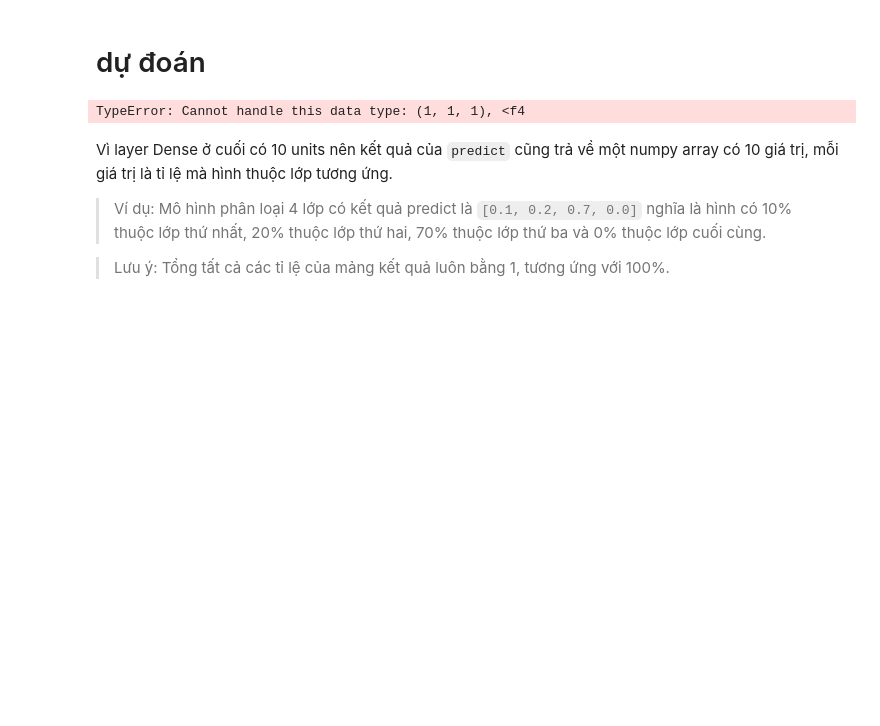
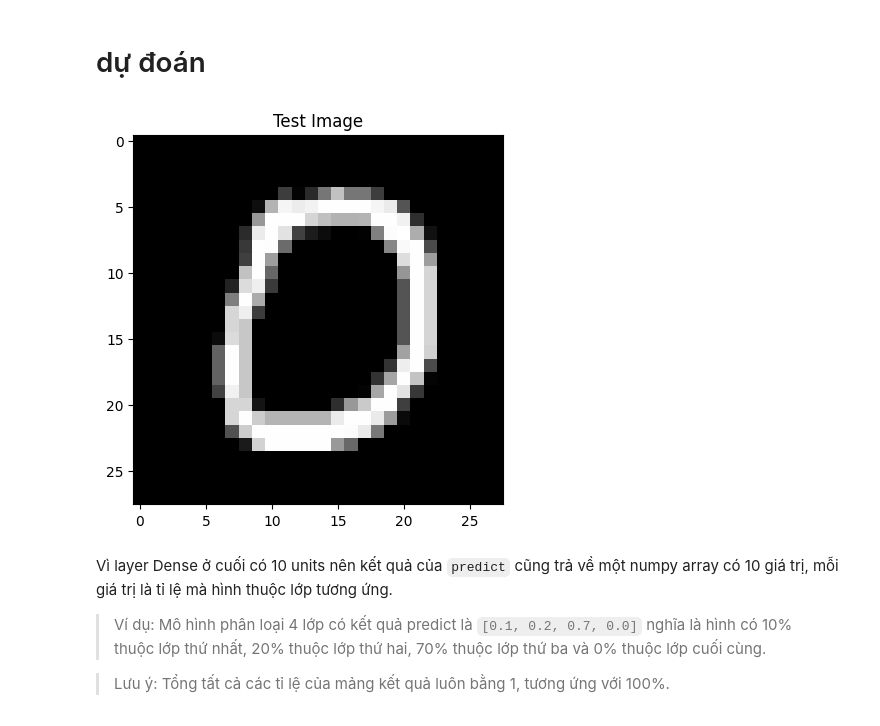
Before and after one commit to ThanhTuyen0302/CSI14, a Jupyter notebook: B2/mnisti.ipynb, the cells around one changed output. Cells and saved outputs as stored; diff of their text form; code cells hidden in the pictures; blank space fills up the shorter version.

```diff
--- a/B2/mnisti.ipynb
+++ b/B2/mnisti.ipynb
@@ -127,13 +127,14 @@ Test accuracy: 0.9837999939918518
 # %% [markdown]
 # dự đoán
 # %%
-test_img = X_test[0]
-img = Image.fromarray(test_img)
+test_img = X_test[10]
+# VE HINH ANH TEST
+img = Image.fromarray(test_img.squeeze() * 255)
 plt.imshow(img, cmap='gray')
-plt.title(f"True Class: {y_test[0]}")
+plt.title("Test Image")
 plt.show()
 # %% [output]
-TypeError: Cannot handle this data type: (1, 1, 1), <f4
+[figure, added]
 # %% [markdown]
 Vì layer Dense ở cuối có 10 units nên kết quả của `predict` cũng trả về một numpy array có 10 giá trị, mỗi giá trị là tỉ lệ mà hình thuộc lớp tương ứng.
 > Ví dụ: Mô hình phân loại 4 lớp có kết quả predict là `[0.1, 0.2, 0.7, 0.0]` nghĩa là hình có 10% thuộc lớp thứ nhất, 20% thuộc lớp thứ hai, 70% thuộc lớp thứ ba và 0% thuộc lớp cuối cùng.
```
Also changed, not shown: parts of 4 cells of this notebook, 1 other file.
